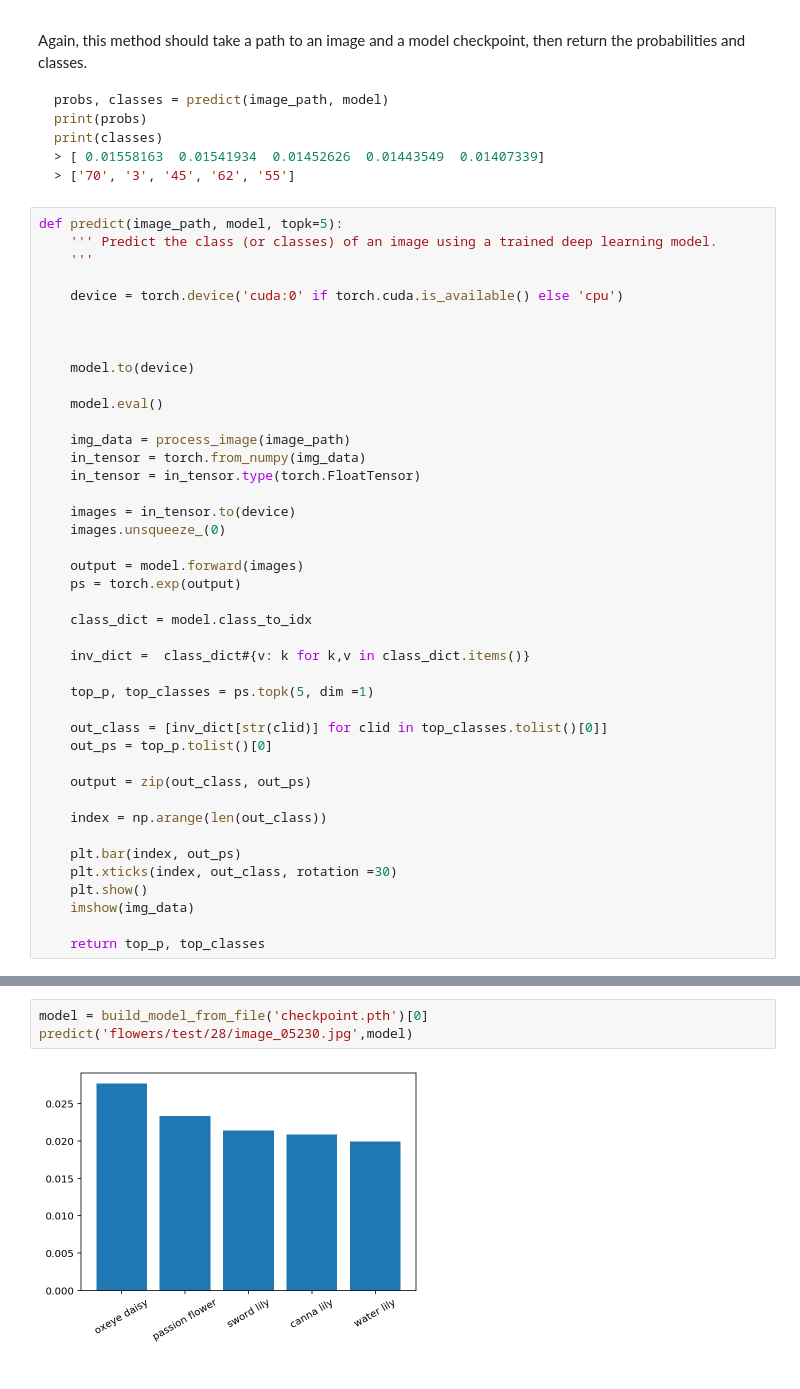
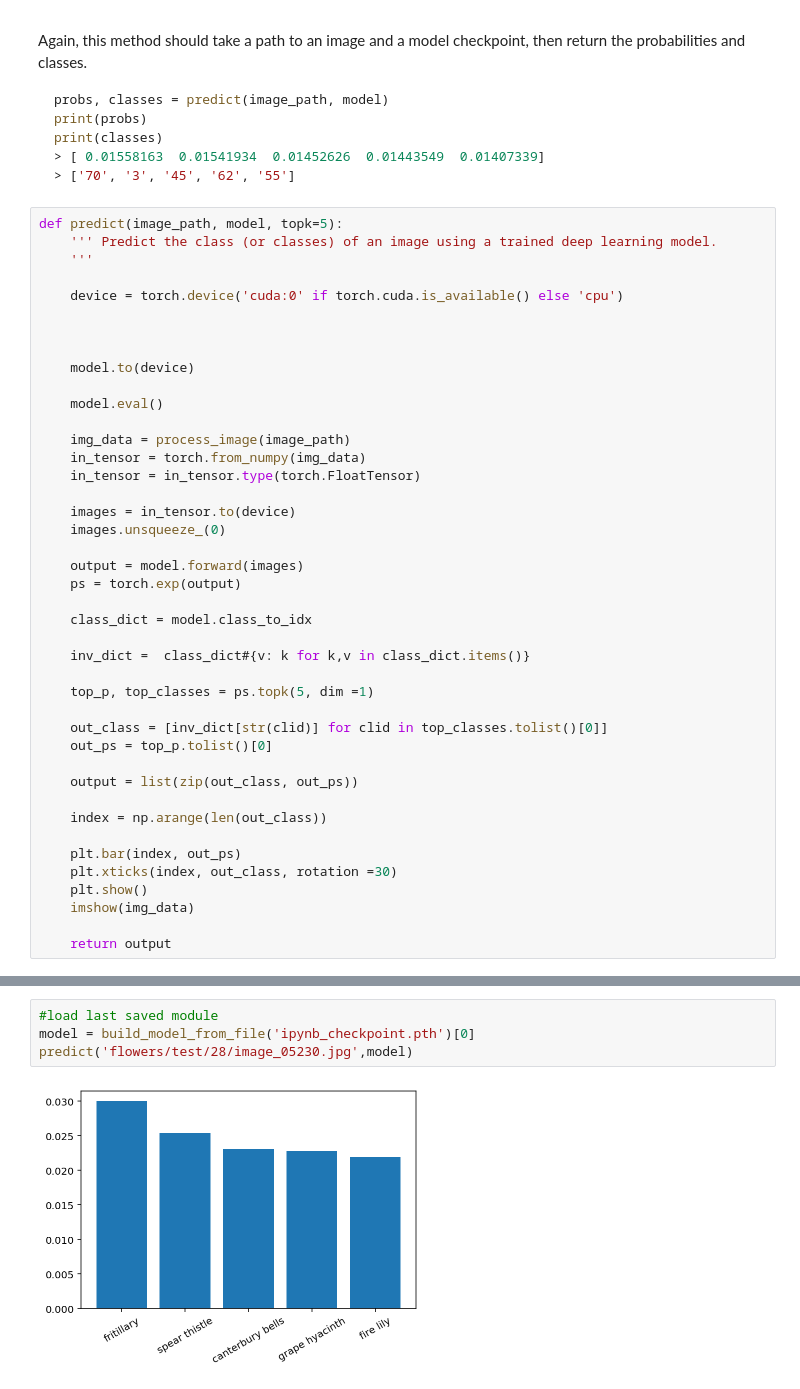
Before and after one commit to b-kaindl/aipnd-project, a Jupyter notebook: Image Classifier Project.ipynb, the cells around one changed output, grey strips where cells are left out. Drawn from its saved outputs; the diff is of its cells as text.

```diff
--- a/Image Classifier Project.ipynb
+++ b/Image Classifier Project.ipynb
@@ -409,7 +425,7 @@ def predict(image_path, model, topk=5):
     out_class = [inv_dict[str(clid)] for clid in top_classes.tolist()[0]]
     out_ps = top_p.tolist()[0]
 
-    output = zip(out_class, out_ps)
+    output = list(zip(out_class, out_ps))
 
     index = np.arange(len(out_class))
 
@@ -418,7 +434,7 @@ def predict(image_path, model, topk=5):
     plt.show()
     imshow(img_data)
 
-    return top_p, top_classes
+    return output
 # %% [markdown]
 ## Sanity Checking
 
@@ -428,7 +444,8 @@ Now that you can use a trained model for predictions, check to make sure it make
 
 You can convert from the class integer encoding to actual flower names with the `cat_to_name.json` file (should have been loaded earlier in the notebook). To show a PyTorch tensor as an image, use the `imshow` function defined above.
 # %%
-model = build_model_from_file('checkpoint.pth')[0]
+#load last saved module
+model = build_model_from_file('ipynb_checkpoint.pth')[0]
 predict('flowers/test/28/image_05230.jpg',model)
 # %% [output]
-[figure, old version]
+[figure, new version]
```
Also changed, not shown: parts of 5 cells of this notebook, 2 other files.
